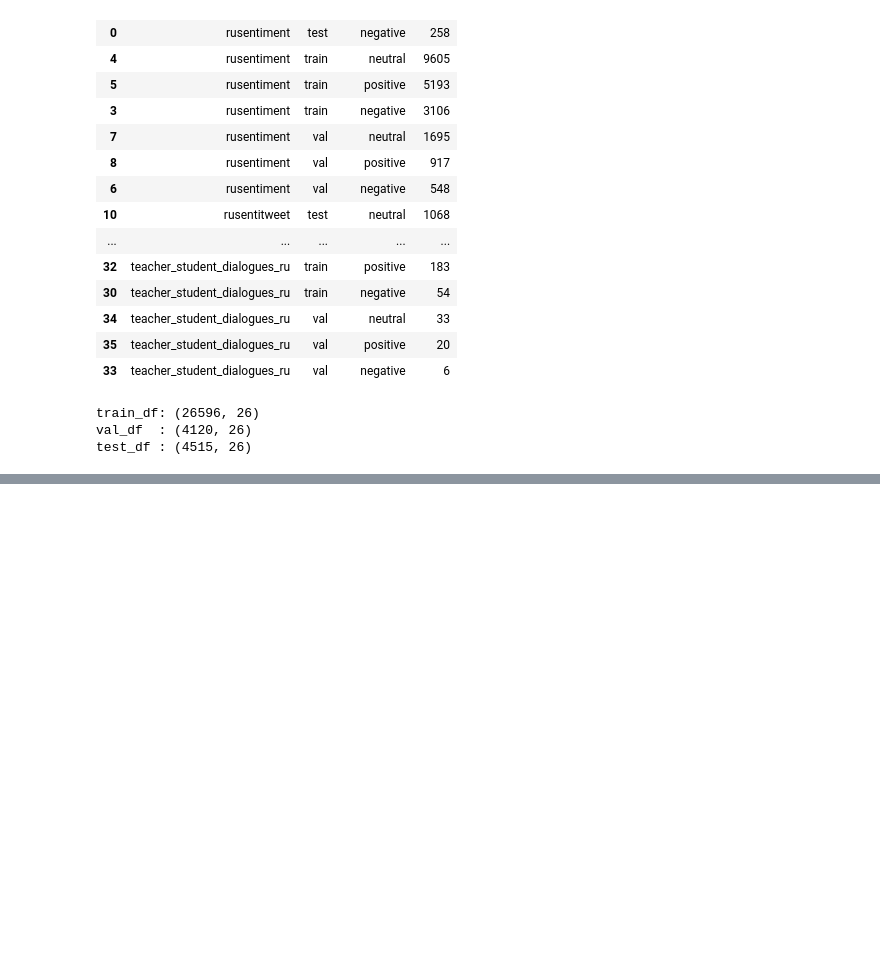
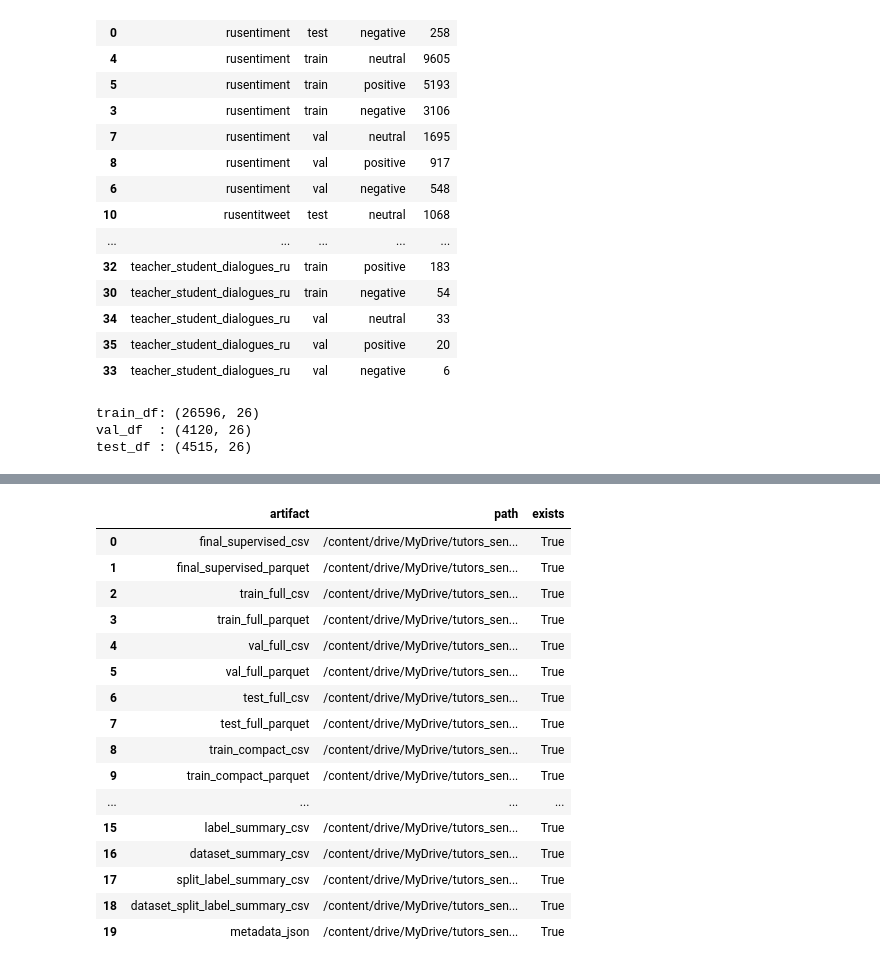
Before and after one commit to DenisBoytsov41/tutors-sentiment-coursework, a Jupyter notebook: notebooks/03_prepare_labeling_set.ipynb, the cells around one changed output, grey strips where cells are left out. Drawn from its saved outputs; the diff is of its cells as text; code cells hidden in the pictures; blank space fills up the shorter version.

```diff
--- a/notebooks/03_prepare_labeling_set.ipynb
+++ b/notebooks/03_prepare_labeling_set.ipynb
@@ -2393,0 +2423,13 @@ test_df : (4515, 26)
+# %%
+# Полные версии (со всеми колонками)
+final_supervised_csv_path = DATASETS_READY_DIR / "final_supervised_dataset.csv"
+final_supervised_parquet_path = DATASETS_READY_DIR / "final_supervised_dataset.parquet"
+
+train_full_csv_path = TRAIN_DIR / "train_full.csv"
+train_full_parquet_path = TRAIN_DIR / "train_full.parquet"
+
+val_full_csv_path = VALIDATION_DIR / "val_full.csv"
+val_full_parquet_path = VALIDATION_DIR / "val_full.parquet"
+
+test_full_csv_path = TEST_DIR / "test_full.csv"
+test_full_parquet_path = TEST_DIR / "test_full.parquet"
@@ -2393,0 +2656,43 @@ test_df : (4515, 26)
+# %%
+saved_ready_files_df = pd.DataFrame([
+    {"artifact": "final_supervised_csv", "path": str(final_supervised_csv_path), "exists": final_supervised_csv_path.exists()},
+    {"artifact": "final_supervised_parquet", "path": str(final_supervised_parquet_path), "exists": final_supervised_parquet_path.exists()},
+    {"artifact": "train_full_csv", "path": str(train_full_csv_path), "exists": train_full_csv_path.exists()},
+    {"artifact": "train_full_parquet", "path": str(train_full_parquet_path), "exists": train_full_parquet_path.exists()},
+    {"artifact": "val_full_csv", "path": str(val_full_csv_path), "exists": val_full_csv_path.exists()},
+    {"artifact": "val_full_parquet", "path": str(val_full_parquet_path), "exists": val_full_parquet_path.exists()},
+    {"artifact": "test_full_csv", "path": str(test_full_csv_path), "exists": test_full_csv_path.exists()},
+    {"artifact": "test_full_parquet", "path": str(test_full_parquet_path), "exists": test_full_parquet_path.exists()},
+    {"artifact": "train_compact_csv", "path": str(train_compact_csv_path), "exists": train_compact_csv_path.exists()},
+    {"artifact": "train_compact_parquet", "path": str(train_compact_parquet_path), "exists": train_compact_parquet_path.exists()},
+    {"artifact": "val_compact_csv", "path": str(val_compact_csv_path), "exists": val_compact_csv_path.exists()},
+    {"artifact": "val_compact_parquet", "path": str(val_compact_parquet_path), "exists": val_compact_parquet_path.exists()},
+    {"artifact": "test_compact_csv", "path": str(test_compact_csv_path), "exists": test_compact_csv_path.exists()},
+    {"artifact": "test_compact_parquet", "path": str(test_compact_parquet_path), "exists": test_compact_parquet_path.exists()},
+    {"artifact": "split_summary_csv", "path": str(split_summary_csv_path), "exists": split_summary_csv_path.exists()},
+    {"artifact": "label_summary_csv", "path": str(label_summary_csv_path), "exists": label_summary_csv_path.exists()},
+    {"artifact": "dataset_summary_csv", "path": str(dataset_summary_csv_path), "exists": dataset_summary_csv_path.exists()},
+    {"artifact": "split_label_summary_csv", "path": str(split_label_summary_csv_path), "exists": split_label_summary_csv_path.exists()},
+    {"artifact": "dataset_split_label_summary_csv", "path": str(dataset_split_label_summary_csv_path), "exists": dataset_split_label_summary_csv_path.exists()},
+    {"artifact": "metadata_json", "path": str(metadata_json_path), "exists": metadata_json_path.exists()},
+])
+
+display(saved_ready_files_df)
+# %% [output]
+|  | artifact | path | exists |
+| 0 | final_supervised_csv | /content/drive/MyDrive/tutors_sen... | True |
+| 1 | final_supervised_parquet | /content/drive/MyDrive/tutors_sen... | True |
+| 2 | train_full_csv | /content/drive/MyDrive/tutors_sen... | True |
+| 3 | train_full_parquet | /content/drive/MyDrive/tutors_sen... | True |
+| 4 | val_full_csv | /content/drive/MyDrive/tutors_sen... | True |
+| 5 | val_full_parquet | /content/drive/MyDrive/tutors_sen... | True |
+| 6 | test_full_csv | /content/drive/MyDrive/tutors_sen... | True |
+| 7 | test_full_parquet | /content/drive/MyDrive/tutors_sen... | True |
+| 8 | train_compact_csv | /content/drive/MyDrive/tutors_sen... | True |
+| 9 | train_compact_parquet | /content/drive/MyDrive/tutors_sen... | True |
+| ... | ... | ... | ... |
+| 15 | label_summary_csv | /content/drive/MyDrive/tutors_sen... | True |
+| 16 | dataset_summary_csv | /content/drive/MyDrive/tutors_sen... | True |
+| 17 | split_label_summary_csv | /content/drive/MyDrive/tutors_sen... | True |
+| 18 | dataset_split_label_summary_csv | /content/drive/MyDrive/tutors_sen... | True |
+| 19 | metadata_json | /content/drive/MyDrive/tutors_sen... | True |
```
Also changed, not shown: parts of 9 cells of this notebook.
